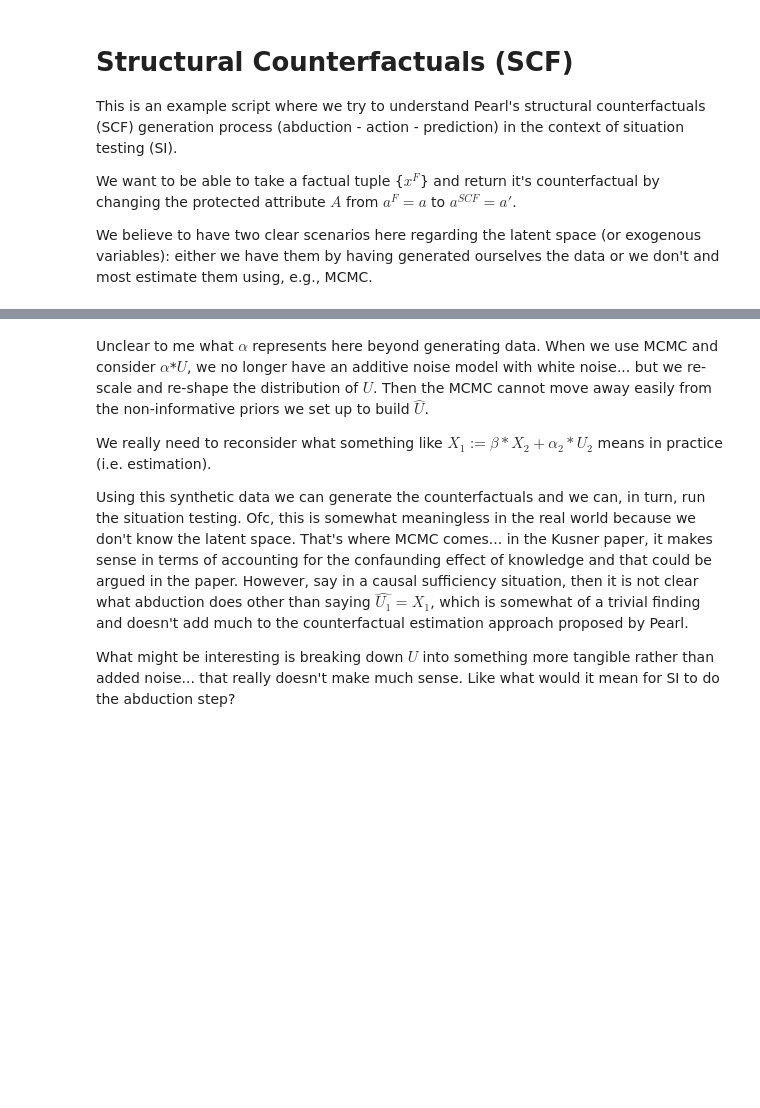
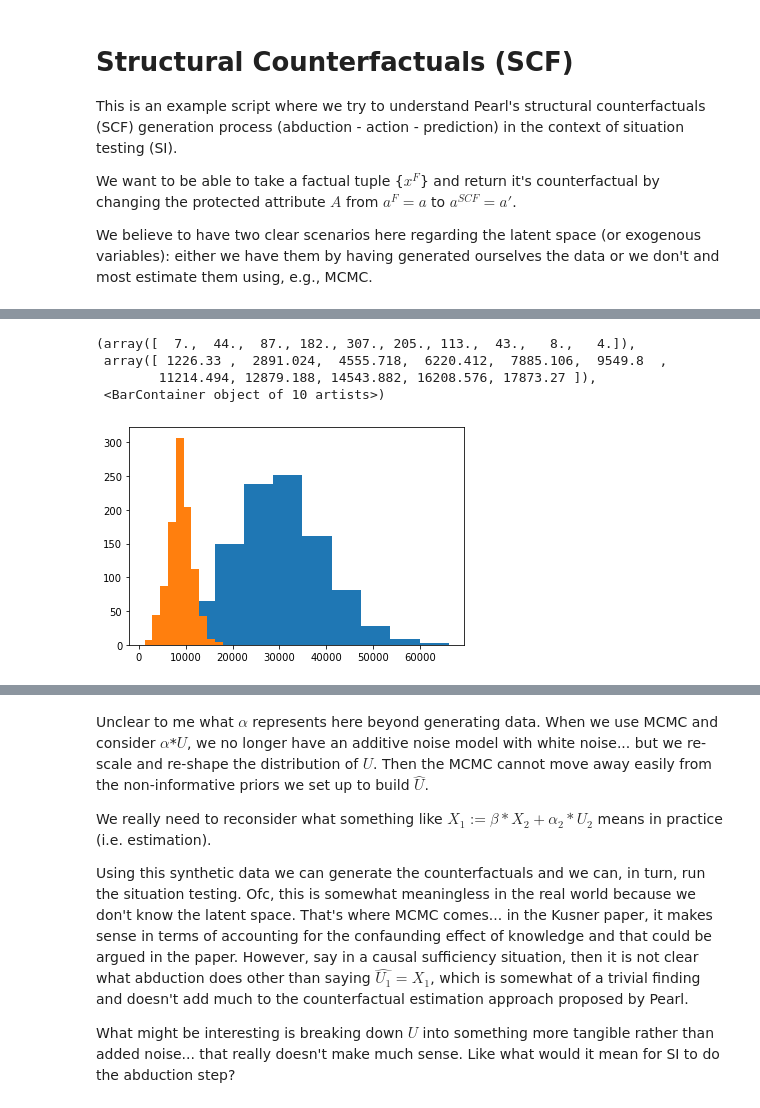
Before and after one commit to cc-jalvarez/counterfactual-situation-testing, a Jupyter notebook: synthetic_scf.ipynb, the cells around one changed output, grey strips where cells are left out. Drawn from its saved outputs; the diff is of its cells as text; code cells hidden in the pictures; blank space fills up the shorter version.

```diff
--- a/synthetic_scf.ipynb
+++ b/synthetic_scf.ipynb
@@ -50,0 +202,4 @@ y = np.sign(x1 + beta_2*x2 - 225000)
+# %%
+scf_data['hat_u1'] = scf_data['AnnualSalary']
+scf_data['hat_u2'] = round(scf_data['AccountBalance'] - model.predict(x), 2)
+scf_data.head(5)
@@ -50,0 +213,3 @@ y = np.sign(x1 + beta_2*x2 - 225000)
+# %%
+scf_data = scf_data[['AnnualSalary', 'AccountBalance', 'hat_u1', 'hat_u2']]
+scf_data.head(5)
@@ -50,0 +229,4 @@ y = np.sign(x1 + beta_2*x2 - 225000)
+# %%
+do = 30000
+do_30000 = np.repeat(do, repeats=scf_data.shape[0]).reshape((-1, 1))
+do_30000
@@ -50,0 +251,3 @@ y = np.sign(x1 + beta_2*x2 - 225000)
+# %%
+scf_data['scf_AccountBalance'] = round(model.predict(do_30000) + scf_data['hat_u2'], 2)
+scf_data.head(5)
@@ -51,3 +261,12 @@ y = np.sign(x1 + beta_2*x2 - 225000)
+# %%
+plt.hist(scf_data['AccountBalance'])
+plt.hist(scf_data['scf_AccountBalance'])
+# %% [output]
+(array([  7.,  44.,  87., 182., 307., 205., 113.,  43.,   8.,   4.]),
+ array([ 1226.33 ,  2891.024,  4555.718,  6220.412,  7885.106,  9549.8  ,
+        11214.494, 12879.188, 14543.882, 16208.576, 17873.27 ]),
+ <BarContainer object of 10 artists>)
+[figure, added]
 # %%
 print(np.mean(u1))
 print(np.var(u1))
```
Also changed, not shown: parts of 45 cells of this notebook, 1 other file.
